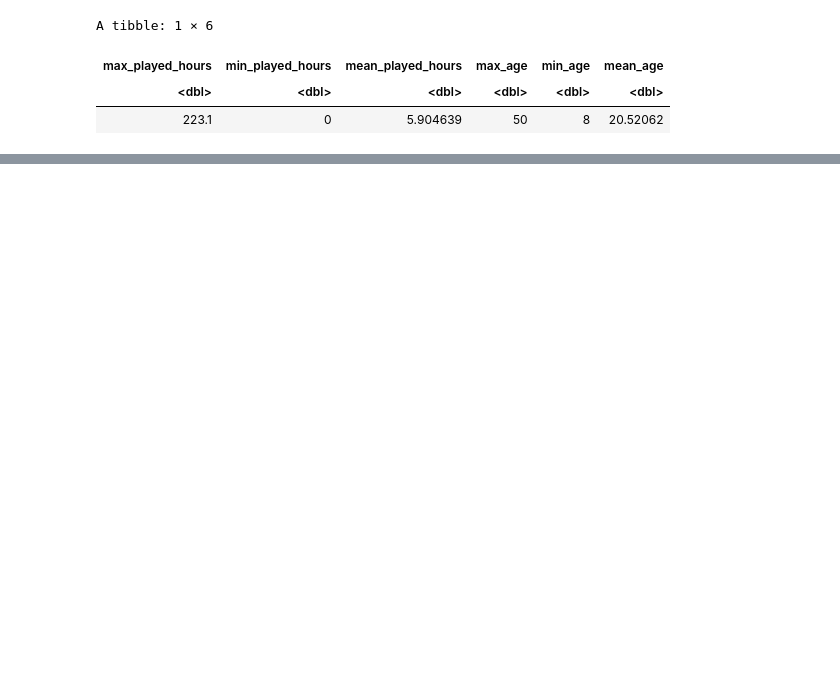
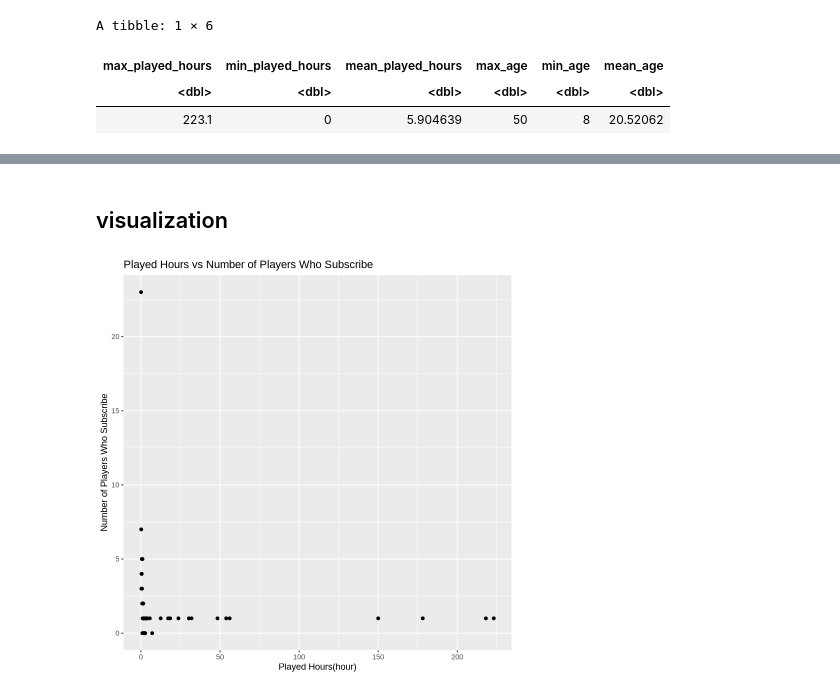
Before and after one commit to yang67776/dsci-100-2025s-project, a Jupyter notebook: dsci project.ipynb, the cells around one changed output, grey strips where cells are left out. Saved outputs shown, nothing was run; the diff lists cells and outputs as text; code cells hidden in the pictures; blank space fills up the shorter version.

Commit message:
Visualization
Draw scatterplot for "Played Hours vs Number of Players Who Subscribe" and " Age vs Number of Players Who Subscribe", to find some relationship

```diff
--- a/dsci project.ipynb
+++ b/dsci project.ipynb
@@ -74,3 +75,10 @@ A tibble: 1 × 6
 | max_played_hours | min_played_hours | mean_played_hours | max_age | min_age | mean_age |
 | <dbl> | <dbl> | <dbl> | <dbl> | <dbl> | <dbl> |
 | 223.1 | 0 | 5.904639 | 50 | 8 | 20.52062 |
+# %%
+num_subscribe_in_played_hours <- clean_player_data |>
+filter(played_hours !=0) |>
+group_by(played_hours) |>
+  summarize(total_players = n(),
+             sum_players_is_sub = sum(subscribe == TRUE))
+num_subscribe_in_played_hours
@@ -76,0 +136,12 @@ A tibble: 1 × 6
+# %% [markdown]
+## visualization
+# %%
+# subscribe vs played_hours
+played_hours_sub <- num_subscribe_in_played_hours |> ggplot(aes(x = played_hours, y = sum_players_is_sub)) +
+  geom_point() +
+labs(title =  "Played Hours vs Number of Players Who Subscribe",
+       x = "Played Hours(hour)",
+       y = "Number of Players Who Subscribe")
+played_hours_sub
+# %% [output]
+[figure, added]
```
Also changed, not shown: parts of 9 cells of this notebook.
